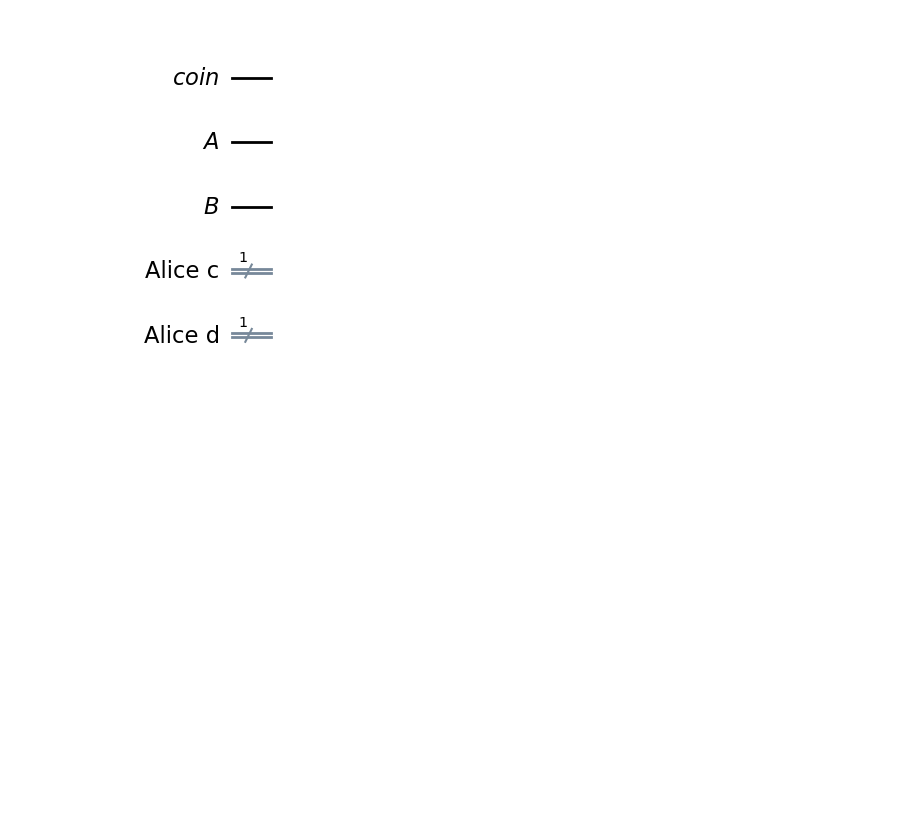
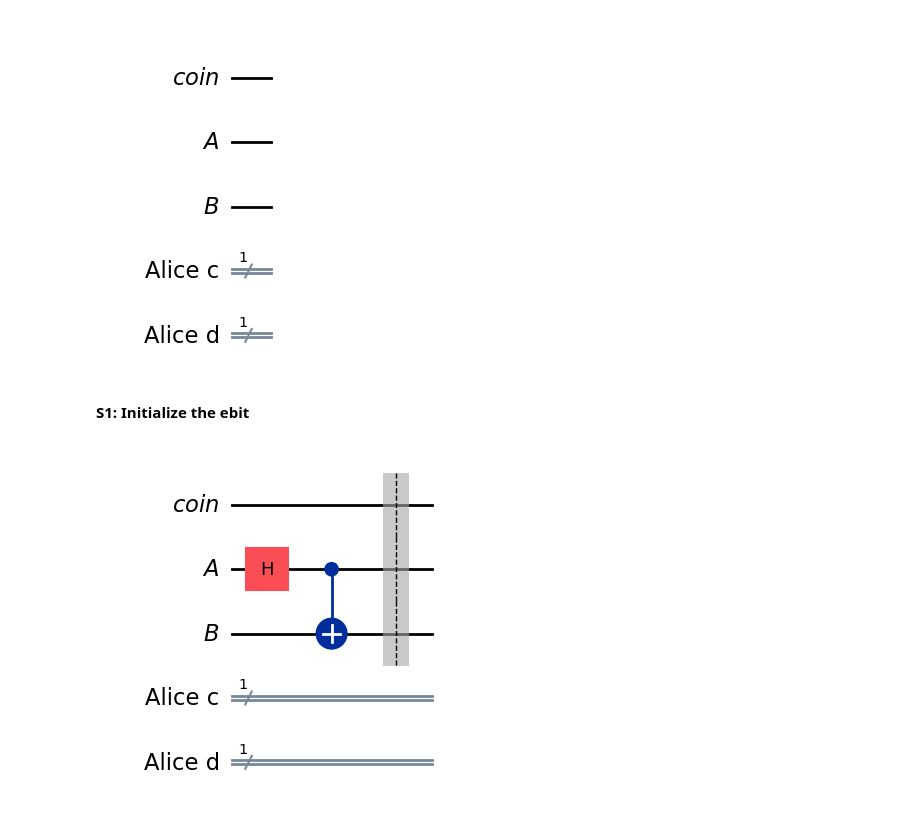
Before and after one commit to JayZeus999/IBM-Quantum-Learning, a Jupyter notebook: QM-Courses/superdense-coding.ipynb, the cells around one changed output. Cells and saved outputs as stored; diff of their text form; code cells hidden in the pictures; blank space fills up the shorter version.

Commit message:
Initialize the ebit

```diff
--- a/QM-Courses/superdense-coding.ipynb
+++ b/QM-Courses/superdense-coding.ipynb
@@ -84,3 +84,13 @@ test = QuantumCircuit(rbg, ebit0, ebit1, Alice_c, Alice_d)
 display(test.draw(output="mpl"))
 # %% [output]
 [figure]
+# %% [markdown]
+**S1: Initialize the ebit**
+# %%
+test.h(ebit0)
+test.cx(ebit0, ebit1)
+
+test.barrier()
+display(test.draw(output="mpl"))
+# %% [output]
+[figure, added]
```
